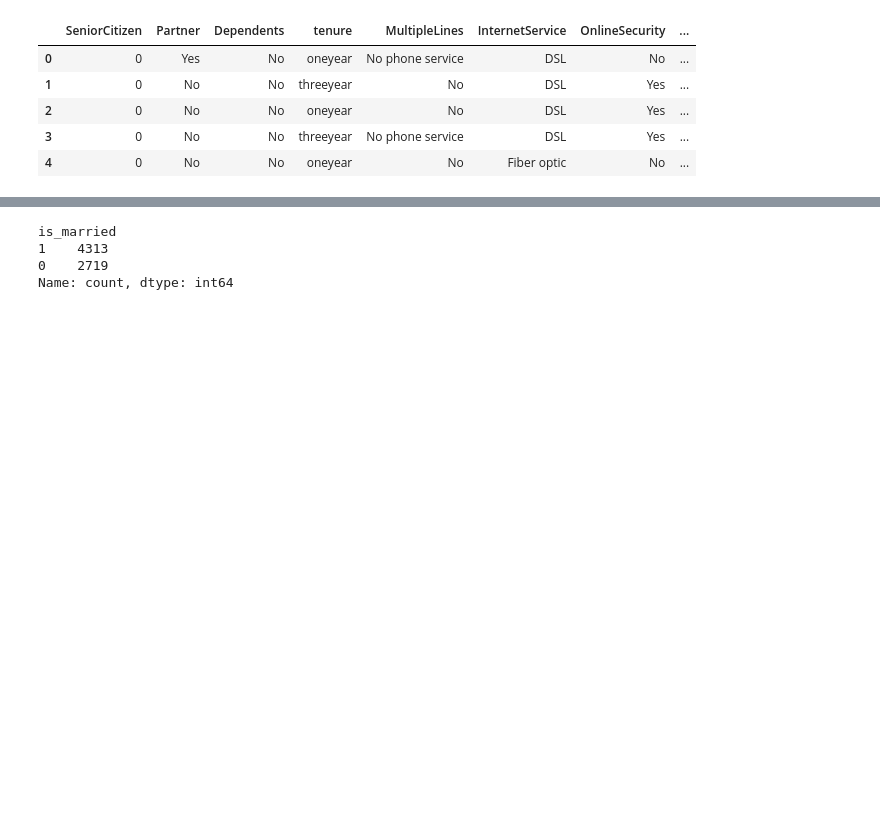
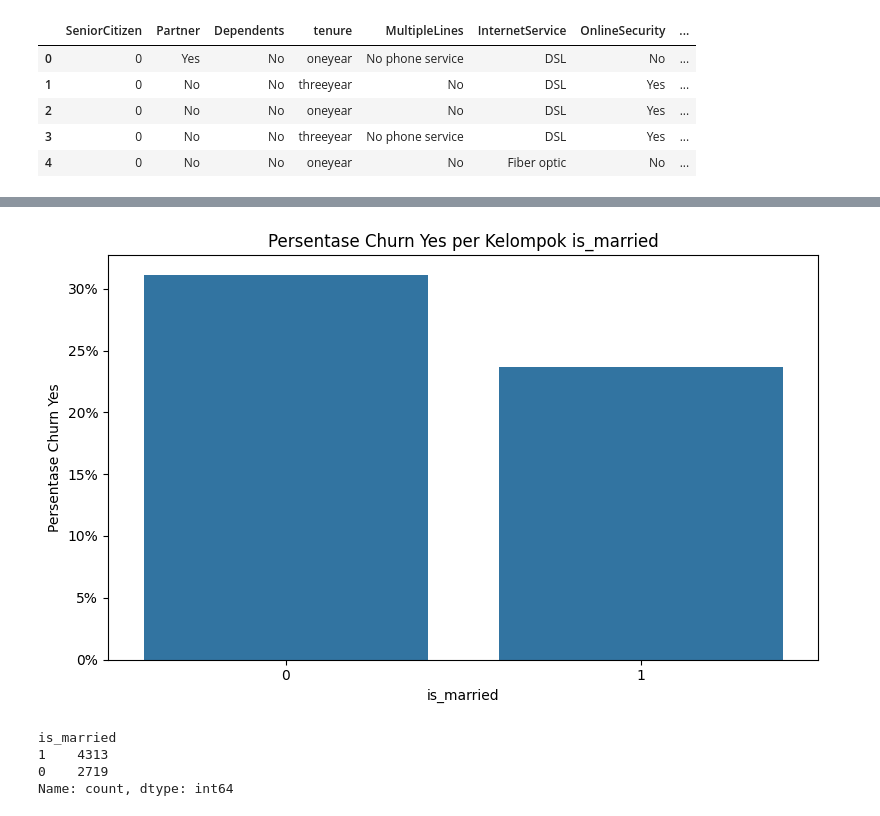
Before and after one commit to AgungHari/Rakamin_HW_MachineLearning_SupervisedLearning_2, a Jupyter notebook: Homework/Part2.ipynb, the cells around one changed output, grey strips where cells are left out. Cells and saved outputs as stored; diff of their text form; code cells hidden in the pictures; blank space fills up the shorter version.

```diff
--- a/Homework/Part2.ipynb
+++ b/Homework/Part2.ipynb
@@ -122,3 +167,24 @@ df.head()
+# %%
+import numpy as np
+import seaborn as sns
+import matplotlib.pyplot as plt
+from matplotlib.ticker import FuncFormatter
+
+df = df.copy()
+df['churn_bin'] = (df['Churn'] == 'Yes').astype(int)  # 1 = churn
+
+plt.figure(figsize=(8,5))
+ax = sns.barplot(data=df, x='is_married', y='churn_bin', estimator=np.mean, errorbar=None)
+ax.set_title('Persentase Churn Yes per Kelompok is_married')
+ax.set_xlabel('is_married')
+ax.set_ylabel('Persentase Churn Yes')
+
+# format sumbu Y ke persen
+ax.yaxis.set_major_formatter(FuncFormatter(lambda y, _: f'{y*100:.0f}%'))
+plt.tight_layout()
+plt.show()
+# %% [output]
+[figure, added]
 # %%
 #print jumlah married 1 dan 0
 print(df['is_married'].value_counts())
```
Also changed, not shown: parts of 2 cells of this notebook, 9 other files.
